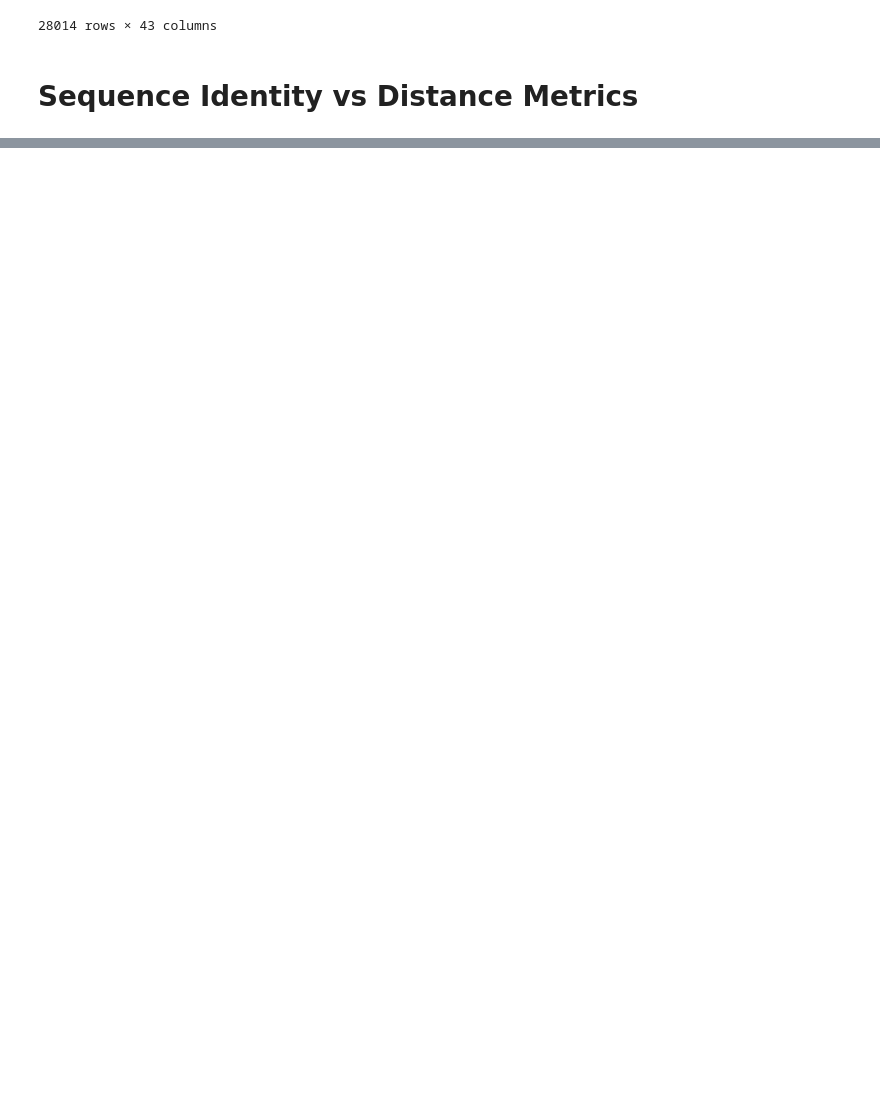
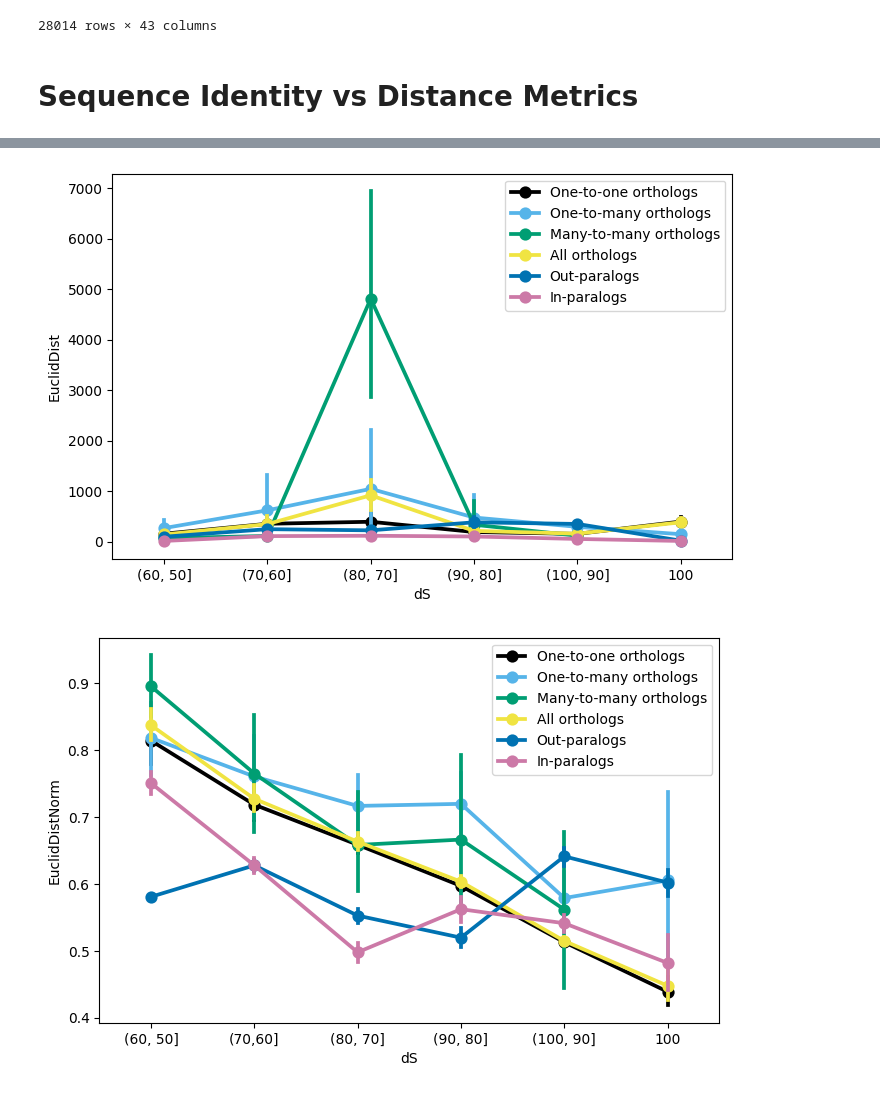
Before and after one commit to AndrewH72/Gene-Duplication, a Jupyter notebook: scripts/dataAnalysis.ipynb, the cells around one changed output, grey strips where cells are left out. Saved outputs shown, nothing was run; the diff lists cells and outputs as text; code cells hidden in the pictures; blank space fills up the shorter version.

```diff
--- a/scripts/dataAnalysis.ipynb
+++ b/scripts/dataAnalysis.ipynb
@@ -1378,10 +1355,14 @@ for distMetric in orthosVSInsVSOuts.columns[1:6]:
 # %%
 for distMetric in allOrthos.columns[1:6]:
     fig, ax = plt.subplots(figsize=(8, 5))
     filteredDF = allOrthos.dropna(subset=[distMetric, "Bins", "Mouse homology type", "Source"])
     sns.pointplot(filteredDF.assign(homology=filteredDF["Mouse homology type"].map({"ortholog_one2one": "One-to-one orthologs", "ortholog_one2many": "One-to-many orthologs", "ortholog_many2many": "Many-to-many orthologs"})), x="Bins", y=distMetric, ax=ax, palette=["#000000", "#56B4E9", "#009E73"], hue="homology")
     sns.pointplot(filteredDF.assign(source=filteredDF["Source"].map({"Orthologs": "All orthologs"})), x="Bins", y=distMetric, ax=ax, palette=["#F0E442"], hue="source")
     sns.pointplot(allParalog.assign(paralogy=allParalog["Paralogy Type"].map({"out-paralog": "Out-paralogs", "in-paralog": "In-paralogs"})).reset_index(drop=True), x="Bins", y=distMetric, ax=ax, palette=["#0072B2", "#CC79A7"], hue="paralogy")
     ax.get_legend().set_title("")
+    ax.set(xlabel="dS")
     plt.savefig(f"/Users/andrewhsu/Projects/McNair/plots/allOrthoTypes/ProtIDvs{distMetric}.png", dpi=300)
     plt.show()
+# %% [output]
+[figure, added]
+[figure, added]
```
Also changed, not shown: parts of 7 cells of this notebook, 16 other files.
